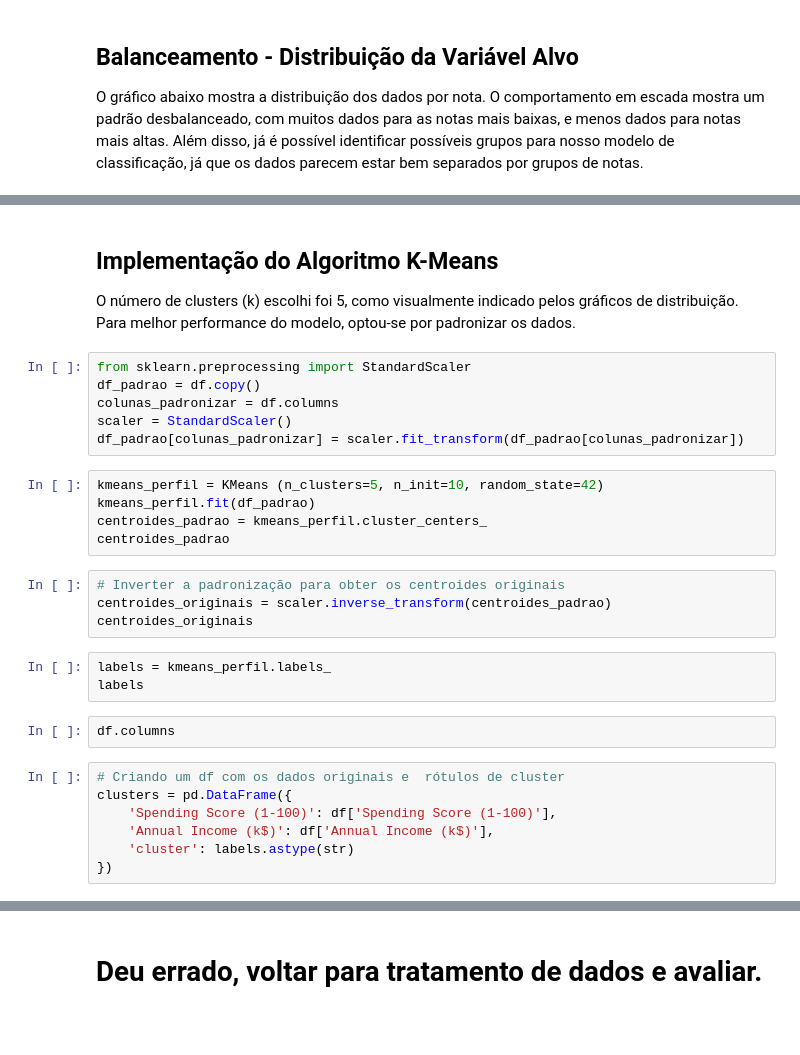
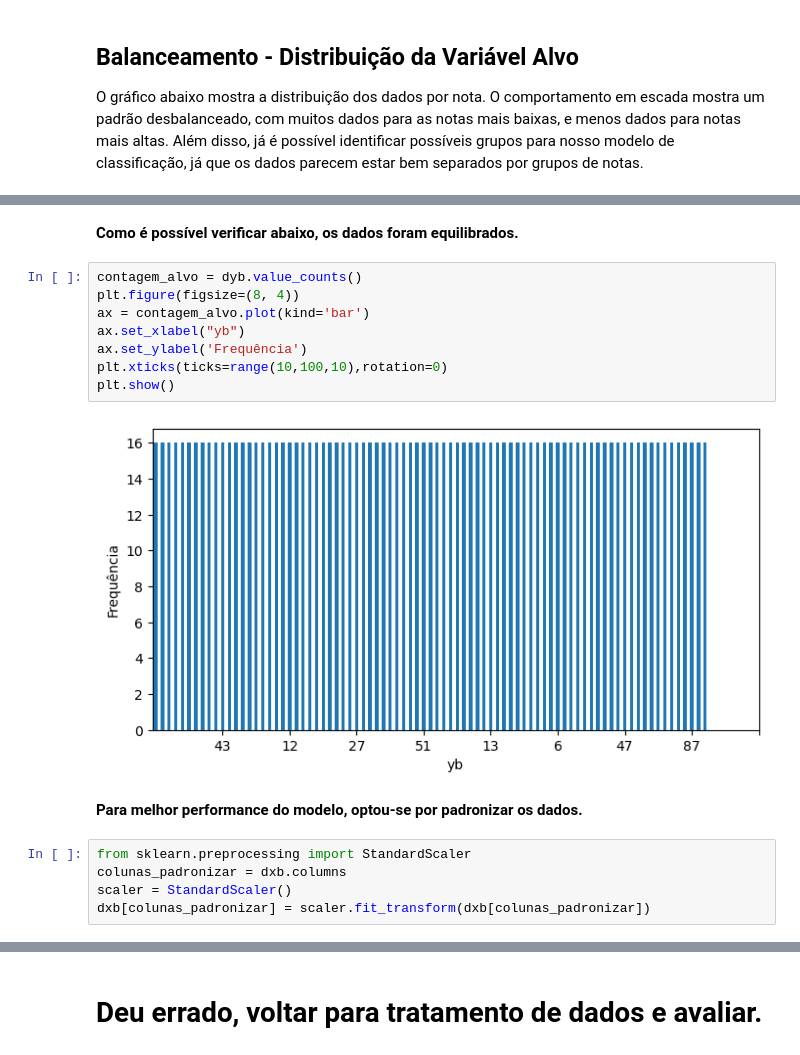
Before and after one commit to marinappdf/projetos-EBAC, a Jupyter notebook: K-means Agrupamente/K-means 2/Profissao Cientista de Dados M33 Pratique.ipynb, the cells around one changed output, grey strips where cells are left out. Saved outputs shown, nothing was run; the diff lists cells and outputs as text; blank space fills up the shorter version.

```diff
--- a/K-means Agrupamente/K-means 2/Profissao Cientista de Dados M33 Pratique.ipynb
+++ b/K-means Agrupamente/K-means 2/Profissao Cientista de Dados M33 Pratique.ipynb
@@ -274,31 +277,19 @@ ValueError: Expected n_neighbors <= n_samples_fit, but n_neighbors = 2, n_sample
+# %% [markdown]
+**Como é possível verificar abaixo, os dados foram equilibrados.**
+# %%
+contagem_alvo = dyb.value_counts()
+plt.figure(figsize=(8, 4))
+ax = contagem_alvo.plot(kind='bar')
+ax.set_xlabel("yb")
+ax.set_ylabel('Frequência')
+plt.xticks(ticks=range(10,100,10),rotation=0)
+plt.show()
+# %% [output]
+[figure, added]
 # %% [markdown]
-## Implementação do Algoritmo K-Means
-
-O número de clusters (k) escolhi foi 5, como visualmente indicado pelos gráficos de distribuição. Para melhor performance do modelo, optou-se por padronizar os dados.
+**Para melhor performance do modelo, optou-se por padronizar os dados.**
 # %%
 from sklearn.preprocessing import StandardScaler
-df_padrao = df.copy()
-colunas_padronizar = df.columns
+colunas_padronizar = dxb.columns
 scaler = StandardScaler()
-df_padrao[colunas_padronizar] = scaler.fit_transform(df_padrao[colunas_padronizar])
+dxb[colunas_padronizar] = scaler.fit_transform(dxb[colunas_padronizar])
-# %%
-kmeans_perfil = KMeans (n_clusters=5, n_init=10, random_state=42)
-kmeans_perfil.fit(df_padrao)
-centroides_padrao = kmeans_perfil.cluster_centers_
-centroides_padrao
-# %%
-# Inverter a padronização para obter os centroides originais
-centroides_originais = scaler.inverse_transform(centroides_padrao)
-centroides_originais
-# %%
-labels = kmeans_perfil.labels_
-labels
-# %%
-df.columns
-# %%
-# Criando um df com os dados originais e  rótulos de cluster
-clusters = pd.DataFrame({
-    'Spending Score (1-100)': df['Spending Score (1-100)'],
-    'Annual Income (k$)': df['Annual Income (k$)'],
-    'cluster': labels.astype(str)
-})
```
Also changed, not shown: parts of 27 cells of this notebook.
